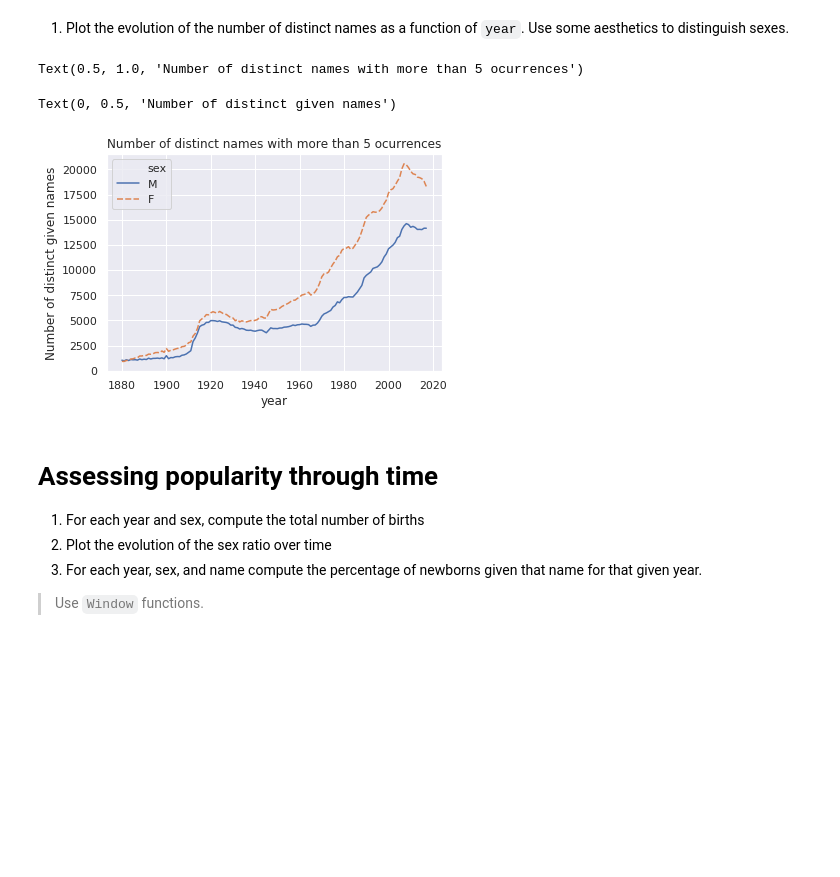
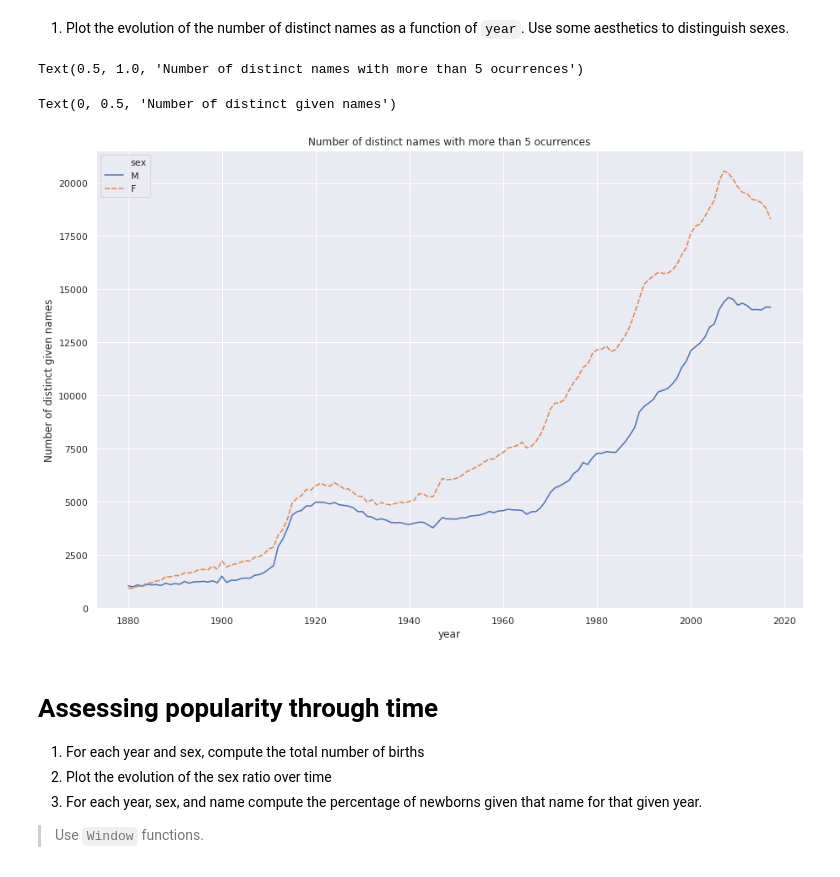
Before and after one commit to JLechuga94/BigData_1, a Jupyter notebook: homework02.ipynb, the cells around one changed output. Drawn from its saved outputs; the diff is of its cells as text; code cells hidden in the pictures; blank space fills up the shorter version.

```diff
--- a/homework02.ipynb
+++ b/homework02.ipynb
@@ -383,20 +387,21 @@ Use some aesthetics to distinguish sexes.
 # %%
 nb_names_year_sex_pd = nb_names_year_sex.toPandas()
 
+fig = plt.figure(figsize=(15,10))
 sns.set()
 g = sns.lineplot(x = "year",
                  y = "count",
                  hue = "sex",
                  style = "sex",
                  data = nb_names_year_sex_pd)
 
 g.set_title("Number of distinct names with more than 5 ocurrences")
 plt.ylabel("Number of distinct given names")
 plt.show(g)
 # %% [output]
 Text(0.5, 1.0, 'Number of distinct names with more than 5 ocurrences')
 Text(0, 0.5, 'Number of distinct given names')
-[figure, old version]
+[figure, new version]
 # %% [markdown]
 
 
```
Also changed, not shown: parts of 19 cells of this notebook.
